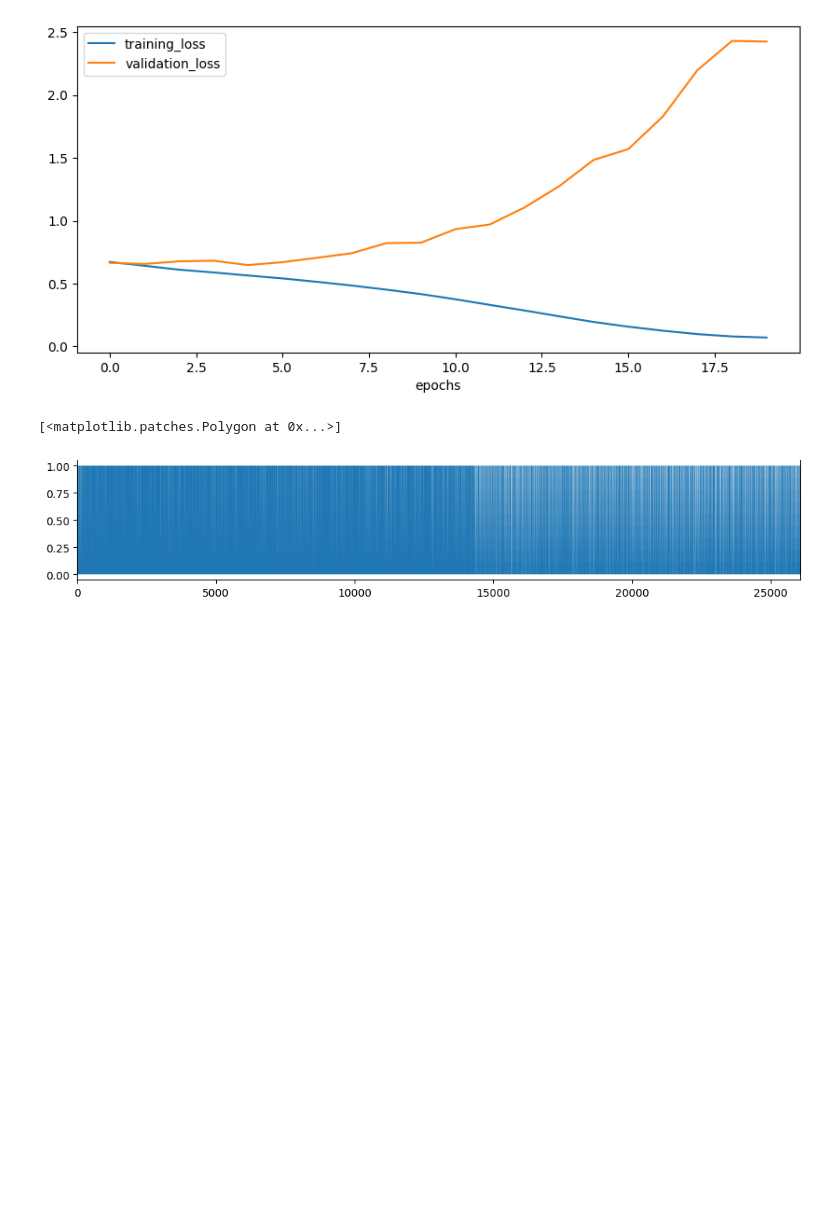
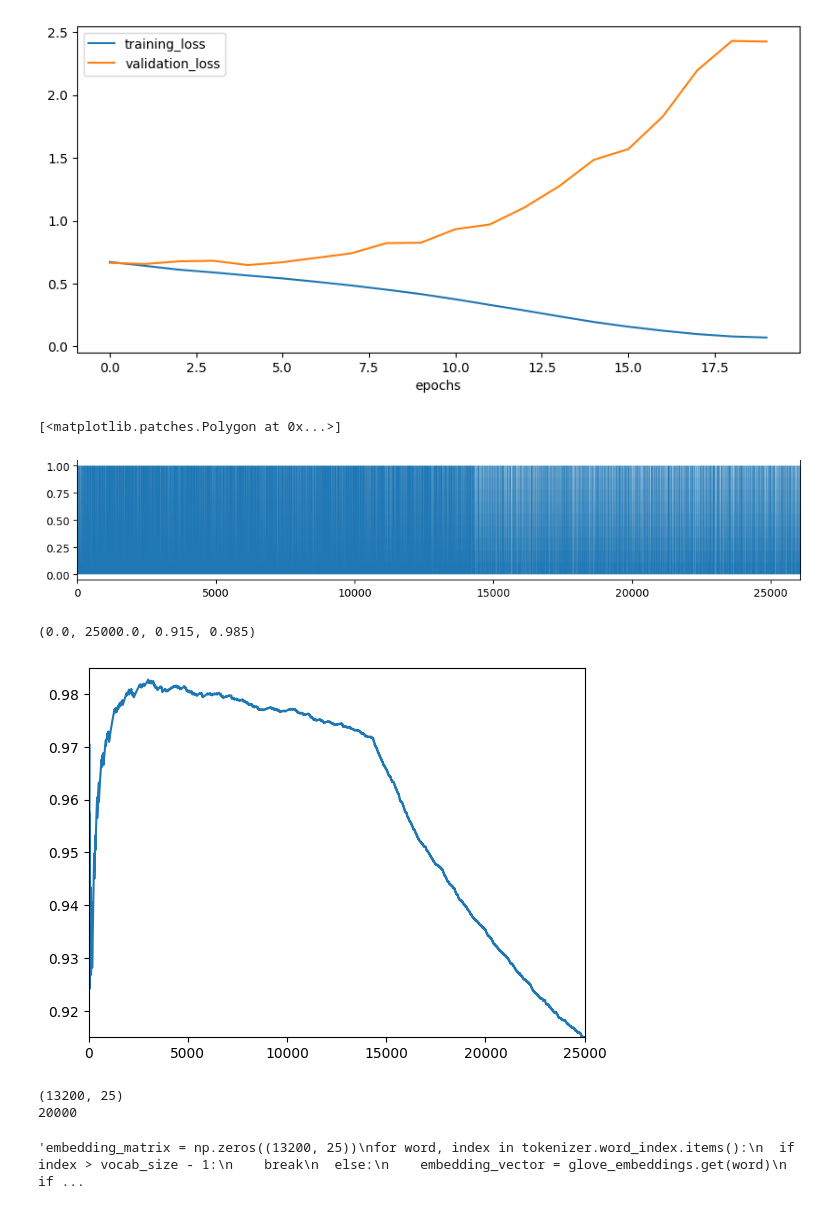
Before and after one commit to nyihanzamaso/natural-language-processing, a Jupyter notebook: recurrent_neural_network.ipynb, the cells around one changed output. Drawn from its saved outputs; the diff is of its cells as text; code cells hidden in the pictures; blank space fills up the shorter version.

```diff
--- a/recurrent_neural_network.ipynb
+++ b/recurrent_neural_network.ipynb
@@ -604,3 +593,26 @@ plt.fill(ys)
 # %% [output]
 [<matplotlib.patches.Polygon at 0x...>]
 [figure]
+# %%
+import matplotlib.pyplot as plt
+plt.plot(cumulative_x, cumulative_y)
+plt.axis([0,25000, .915, .985])
+# %% [output]
+(0.0, 25000.0, 0.915, 0.985)
+[figure, added]
+# %%
+print(embedding_matrix.shape)
+print(vocab_size)
+'''embedding_matrix = np.zeros((13200, 25))
+for word, index in tokenizer.word_index.items():
+  if index > vocab_size - 1:
+    break
+  else:
+    embedding_vector = glove_embeddings.get(word)
+    if embedding_vector is not None:
+      embedding_matrix[index] = embedding_vector
+'''
+# %% [output]
+(13200, 25)
+20000
+'embedding_matrix = np.zeros((13200, 25))\nfor word, index in tokenizer.word_index.items():\n  if index > vocab_size - 1:\n    break\n  else:\n    embedding_vector = glove_embeddings.get(word)\n    if ...
```
Also changed, not shown: parts of 6 cells of this notebook.
